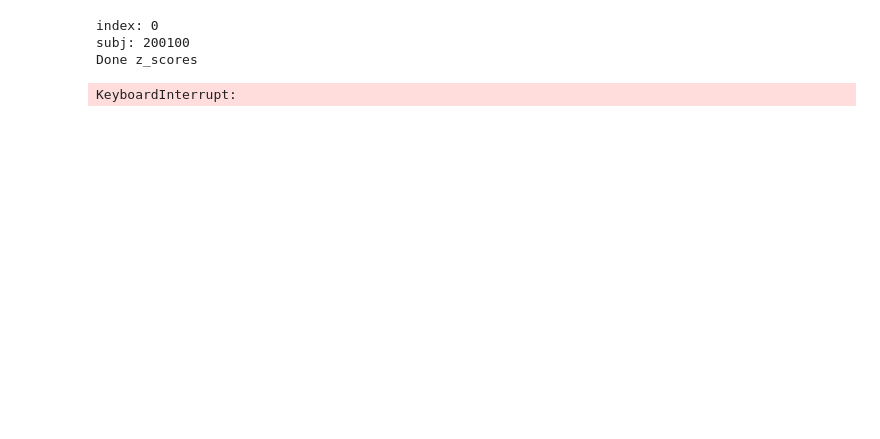
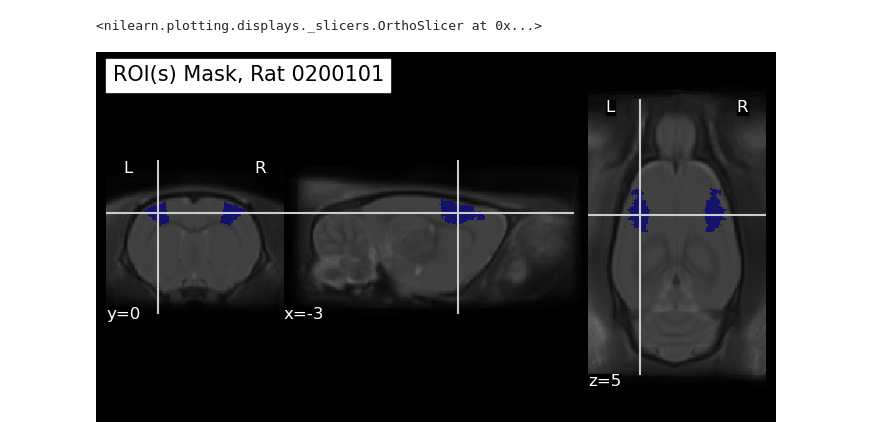
Before and after one commit to grandjeanlab/multirat_se, a Jupyter notebook: script/extract_roi.ipynb, the cells around one changed output. Drawn from its saved outputs; the diff is of its cells as text; code cells hidden in the pictures; blank space fills up the shorter version.

```diff
--- a/script/extract_roi.ipynb
+++ b/script/extract_roi.ipynb
@@ -11,0 +33,17 @@ from nilearn.input_data import NiftiLabelsMasker
+# %%
+# --- Path to input / output data ---
+
+""" Define hrf model used for the first analysis
+    Options :
+    ---------
+    spm
+    glover
+    rat_hrf_gamma_diff
+    rat_hrf_delay_disp
+"""
+#hrf_function = 'glover'
+#hrf_function = 'spm'
+hrf_function = 'rat_hrf_gamma_diff'
+#hrf_function = 'rat_hrf_delay_disp'
+
+print('Fetch the data from the first level analysis that used:', hrf_function)
@@ -214,54 +183,6 @@ NiftiMasker(mask_i...
-# %%
-# - Extract signal based on SIGMA atlas -
-# Won't use it -> I can't deal with output T.T
-# Quite long to run
-
-for index in range(0, 1):
-
-    subj_num=str(df.iloc[index]['rat.sub'])[:-2]
-    print('index:', index)
-    print('subj:', subj_num)
-
-    subj_img = glob.glob("/project/4180000.19/multirat_stim/rabies/preprocess/sub-0{}_ses-1/bold_datasink/commonspace_bold/*/*/*.nii.gz".format(subj_num, subj_num, subj_num))[0]
-
-
-     # - Load result from GLM analysis -
-
-    first_level_output = '/project/4180000.19/multirat_stim/scratch/rabies_test/first_level'
-    zscores = nib.load(first_level_output +'/z_score/z_score_sub-0{}_ses-1.nii.gz'.format(subj_num))
-    residuals = nib.load(first_level_output +'/residuals/residuals_sub-0{}_ses-1.nii.gz'.format(subj_num))
-    beta_estimates = nib.load(first_level_output + '/beta_estimates/beta_sub-0{}_ses-1.nii.gz'.format(subj_num))
-    effect_var = nib.load(first_level_output + '/effect_var/effect_var_sub-0{}_ses-1.nii.gz'.format(subj_num))
-    predicted_timeseries = nib.load(first_level_output +'/predicted_timeseries/predicted_timeseries_sub-0{}_ses-1.nii.gz'.format(subj_num))
-
-
-    # - Extract signal from regions -
-
-    masker_stand = NiftiLabelsMasker(labels_img=atlas_img, mask_img=atlas_mask, standardize=True, detrend=True).fit(subj_img)
-    masker = NiftiLabelsMasker(labels_img=atlas_img, mask_img=atlas_mask, resampling_target='labels').fit(subj_img)
-
-    z_scores = masker.fit_transform(zscores)
-    print("Done z_scores")
-    residuals = masker.fit_transform(residuals)
-    print("Done residuals")
-    effect_size = masker.fit_transform(beta_estimates)
-    print("Done effect_size")
-    effect_var = masker.fit_transform(effect_var)
-    print("Done effect_var")
-    real_timeseries = masker_stand.fit_transform(subj_img)
-    print("Done real_timeseries")
-    predicted_timeseries = masker.fit_transform(predicted_timeseries)
-    print("Done predicted_timeseries")
-
-         # Save as .csv file
-    savetxt(mask_zscores_dir+'zscores_sub-0{}_ses-1.csv'.format(subj_num), z_scores, delimiter=',')
-    savetxt(residuals_dir+'residuals_sub-0{}_ses-1.csv'.format(subj_num), residuals, delimiter=',')
-    savetxt(effect_size_dir+'effect_size_sub-0{}_ses-1.csv'.format(subj_num), effect_size, delimiter=',')
-    savetxt(effect_variance_dir+'effect_var_sub_sub-0{}_ses-1.csv'.format(subj_num), effect_var, delimiter=',')
-    savetxt(real_timeseries_dir+'real_timeseries_sub-0{}_ses-1.csv'.format(subj_num), real_timeseries, delimiter=',')
-    savetxt(predicted_timeseries_dir+'predicted_timeseries_sub-0{}_ses-1.csv'.format(subj_num), predicted_timeseries, delimiter=',')
-# %% [output]
-index: 0
-subj: 200100
-Done z_scores
-KeyboardInterrupt:
+# %%
+# --- Check the mask ---
+plotting.plot_roi(roi_mask_img, bg_img=template_path, title="ROI(s) Mask, Rat 0{}".format(subj_num))
+# %% [output]
+<nilearn.plotting.displays._slicers.OrthoSlicer at 0x...>
+[figure, added]
```
Also changed, not shown: parts of 15 cells of this notebook, 4 other files.
